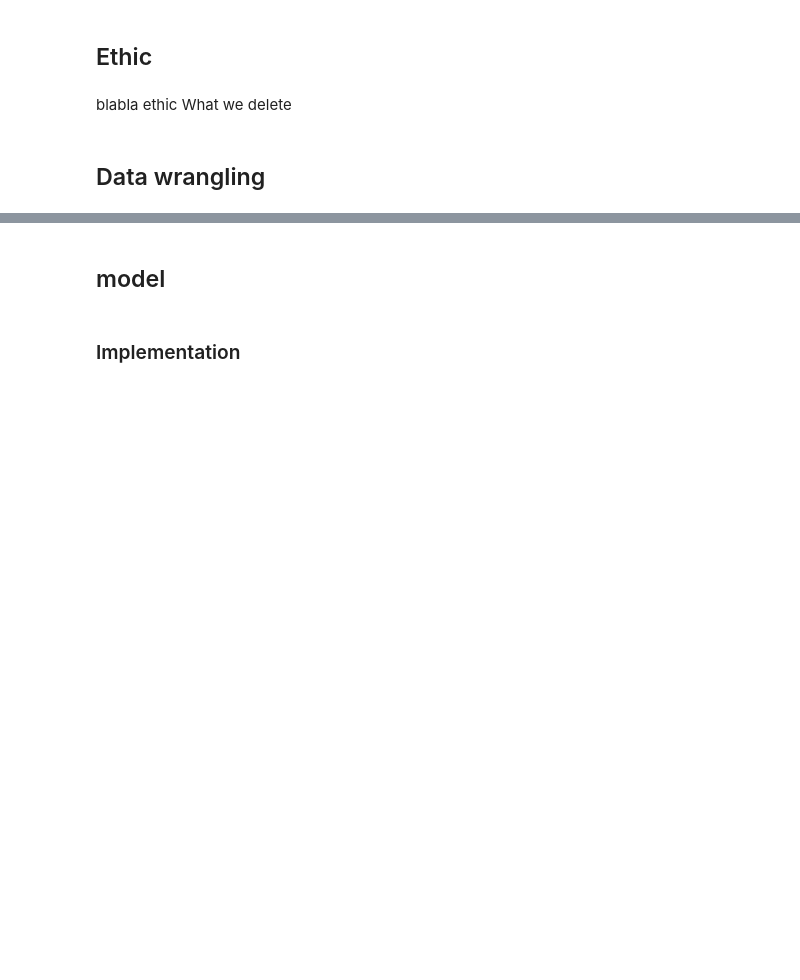
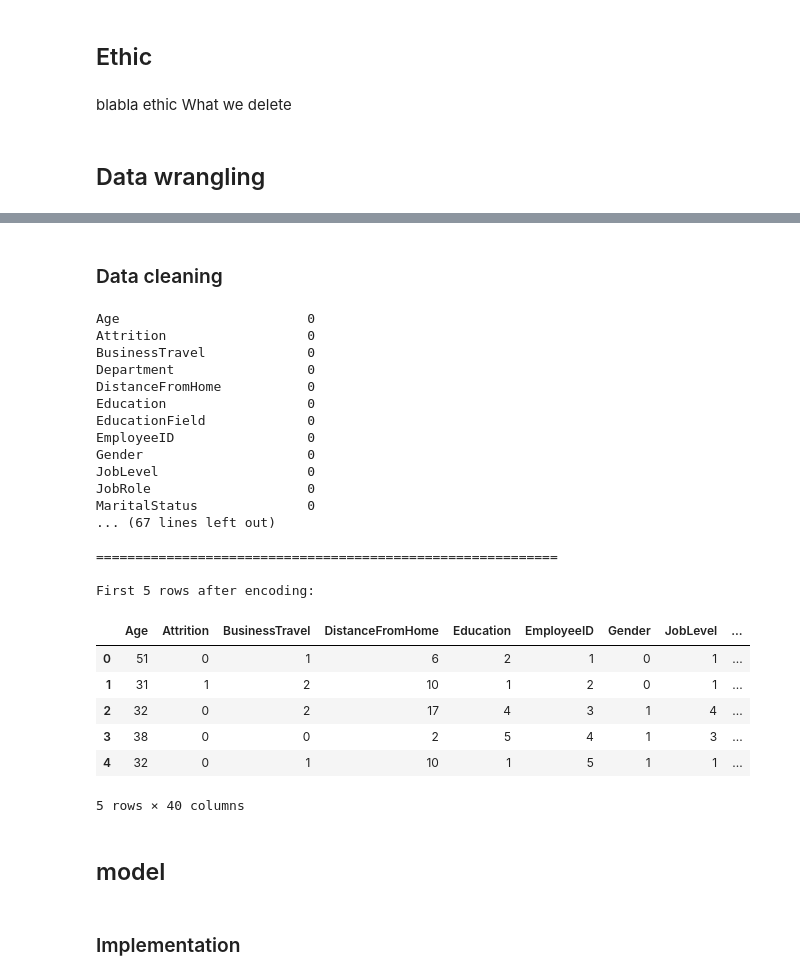
Before and after one commit to Low8/AI-group_5, a Jupyter notebook: project.ipynb, the cells around one changed output, grey strips where cells are left out. Saved outputs shown, nothing was run; the diff lists cells and outputs as text; code cells hidden in the pictures; blank space fills up the shorter version.

```diff
--- a/project.ipynb
+++ b/project.ipynb
@@ -36,0 +193,63 @@ out_time = pd.read_csv(r"D:\AI\prj\in_out_time\out_time.csv")
+# %% [markdown]
+### Data cleaning
+# %%
+# Delete unneeded columns
+columns_to_drop = ['EmployeeCount', 'Over18', 'StandardHours']
+final_df.drop(columns=columns_to_drop, inplace=True)
+
+# Handle missing values
+numeric_columns = final_df.select_dtypes(include=[np.number]).columns
+final_df[numeric_columns] = final_df[numeric_columns].fillna(final_df[numeric_columns].mean())
+missing_values = final_df.isnull().sum()
+print(missing_values)
+
+
+print("\n===========================================================\n")
+
+
+# Label encoding
+attrition_map = {'Yes': 1, 'No': 0}
+final_df['Attrition'] = final_df['Attrition'].map(attrition_map)
+gender_map = {'Male': 1, 'Female': 0}
+final_df['Gender'] = final_df['Gender'].map(gender_map)
+travel_map = {
+    'Non-Travel': 0,
+    'Travel_Rarely': 1,
+    'Travel_Frequently': 2
+}
+final_df['BusinessTravel'] = final_df['BusinessTravel'].map(travel_map)
+
+# One-hot encoding
+categorical_columns = final_df.select_dtypes(include=['object']).columns
+final_df = pd.get_dummies(final_df, columns=categorical_columns, drop_first=True)
+final_df = final_df.replace({True: 1, False: 0})
+print(final_df.info())
+print("\n===========================================================\n")
+print("First 5 rows after encoding:")
+print("\n")
+display(final_df.head())
+# %% [output]
+Age                        0
+Attrition                  0
+BusinessTravel             0
+Department                 0
+DistanceFromHome           0
+Education                  0
+EducationField             0
+EmployeeID                 0
+Gender                     0
+JobLevel                   0
+JobRole                    0
+MaritalStatus              0
+... (67 lines left out)
+
+===========================================================
+
+First 5 rows after encoding:
+|  | Age | Attrition | BusinessTravel | DistanceFromHome | Education | EmployeeID | Gender | JobLevel | ... |
+| 0 | 51 | 0 | 1 | 6 | 2 | 1 | 0 | 1 | ... |
+| 1 | 31 | 1 | 2 | 10 | 1 | 2 | 0 | 1 | ... |
+| 2 | 32 | 0 | 2 | 17 | 4 | 3 | 1 | 4 | ... |
+| 3 | 38 | 0 | 0 | 2 | 5 | 4 | 1 | 3 | ... |
+| 4 | 32 | 0 | 1 | 10 | 1 | 5 | 1 | 1 | ... |
+5 rows × 40 columns
```
Also changed, not shown: parts of 7 cells of this notebook, 2 other files.
